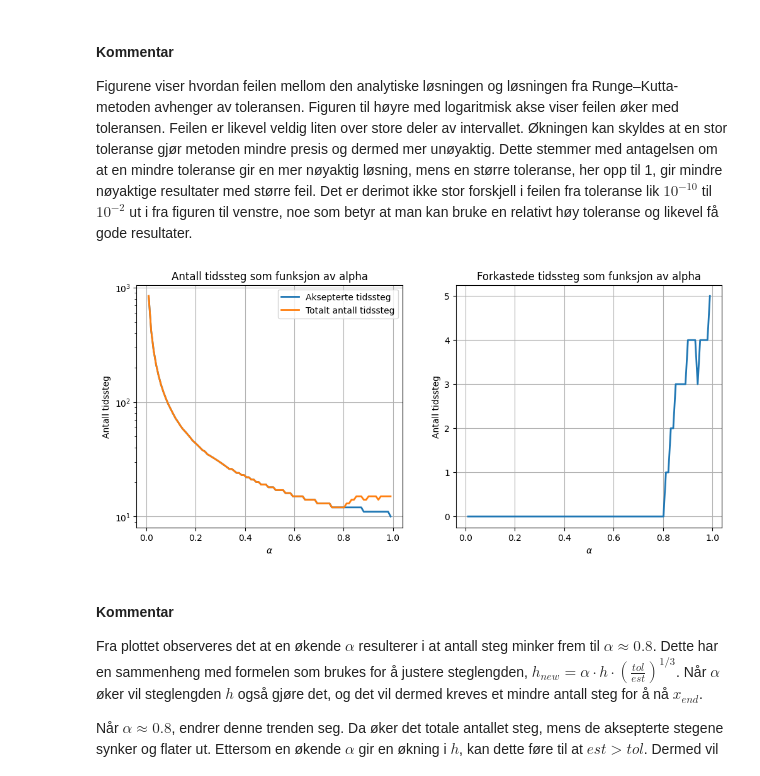
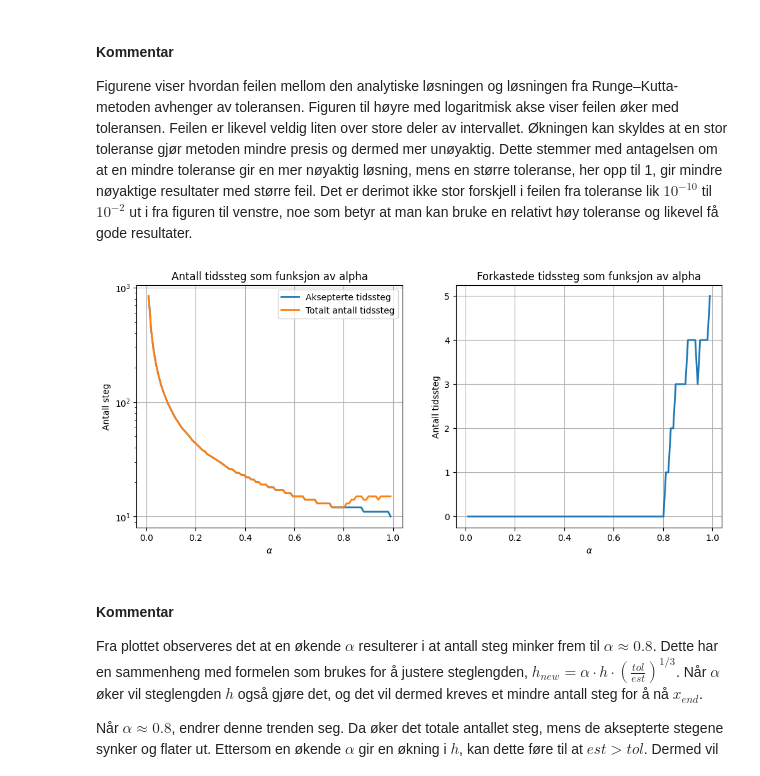
Before and after one commit to selmaberg05/TMA4320-Prosjekt3-gruppe-Andrihol-Emilyan-Selmahbe, a Jupyter notebook: Prosjekt3.ipynb, the cells around one changed output. Cells and saved outputs as stored; diff of their text form; code cells hidden in the pictures.

```diff
--- a/Prosjekt3.ipynb
+++ b/Prosjekt3.ipynb
@@ -307,56 +307,53 @@ plt.show()
 #### Kommentar
 Figurene viser hvordan feilen mellom den analytiske løsningen og løsningen fra Runge–Kutta-metoden avhenger av toleransen. Figuren til høyre med logaritmisk akse viser feilen øker med toleransen. Feilen er likevel veldig liten over store deler av intervallet. Økningen kan skyldes at en stor toleranse gjør metoden mindre presis og dermed mer unøyaktig. Dette stemmer med antagelsen om at en mindre toleranse gir en mer nøyaktig løsning, mens en større toleranse, her opp til 1, gir mindre nøyaktige resultater med større feil. Det er derimot ikke stor forskjell i feilen fra toleranse lik $10^{-10}$ til $10^{-2}$ ut i fra figuren til venstre, noe som betyr at man kan bruke en relativt høy toleranse og likevel få gode resultater.
 # %%
-#tester steglengdejusteringer for ulik alpha
-alpha_vals = np.linspace(0.01, 0.99, 100)
+alpha_vals = np.linspace(0.01, 0.99, 100) # Verdier av alpha
 
-#initialbetingelser
+# Startverdier
 x_init = 0
 x_end = 2 * np.pi
 y_init = [0, 2]
+tol = 0.1
 
-#fast toleranse
-tol = 0.1
-n_steps = []
-a_steps = []
-reject_steps = []
+n_steps = []        # totalt antall steg
+a_steps = []        # aksepterte steg
+reject_steps = []   # forkastede steg
 
+# Itererer over alpha-verdier
+for alpha in alpha_vals:
+    x_vals, y_vals, h_vals, num_steps, accepted_steps = solve_rk(
+        f, x_init, x_end, y_init, h0, tol, alpha
+    )
 
-for alpha in alpha_vals:
-    #løser difflikning
-    x_vals, y_vals, h_vals, num_steps, accepted_steps = solve_rk(f, x_init, x_end, y_init, h0, tol, alpha)
-    #lagrer antall steg
     n_steps.append(num_steps)
     a_steps.append(accepted_steps)
     reject_steps.append(num_steps - accepted_steps)
 
 
-reject = len(n_steps) - len(a_steps)
-
 plt.figure(figsize=(12, 5))
 
-#plotter akseoterte steg
+# Plot av totale og aksepterte steg (log)
 plt.subplot(1, 2, 1)
 plt.plot(alpha_vals, a_steps, label="Aksepterte tidssteg")
 plt.plot(alpha_vals, n_steps, label="Totalt antall tidssteg")
 plt.legend()
 plt.title("Antall tidssteg som funksjon av alpha")
 plt.xlabel(r"$\alpha$")
-plt.ylabel("Antall tidssteg")
+plt.ylabel("Antall steg")
 plt.yscale("log")
 plt.grid(True)
 
-#plotter forkastede stegx
+# Plot av forkastede steg
 plt.subplot(1, 2, 2)
 plt.plot(alpha_vals, reject_steps)
 plt.title("Forkastede tidssteg som funksjon av alpha")
 plt.xlabel(r"$\alpha$")
 plt.ylabel("Antall tidssteg")
 plt.grid(True)
 
 plt.show()
 # %% [output]
-[figure, old version]
+[figure, new version]
 # %% [markdown]
 #### Kommentar
 Fra plottet observeres det at en økende $\alpha$ resulterer i at antall steg minker frem til $\alpha \approx 0.8$. Dette har en sammenheng med formelen som brukes for å justere steglengden, $h_{new} = \alpha ·h·(\frac{tol}{est})^{1/3}$. Når $\alpha$ øker vil steglengden $h$ også gjøre det, og det vil dermed kreves et mindre antall steg for å nå $x_{end}$.
```
Also changed, not shown: parts of 17 cells of this notebook, 1 other file.
